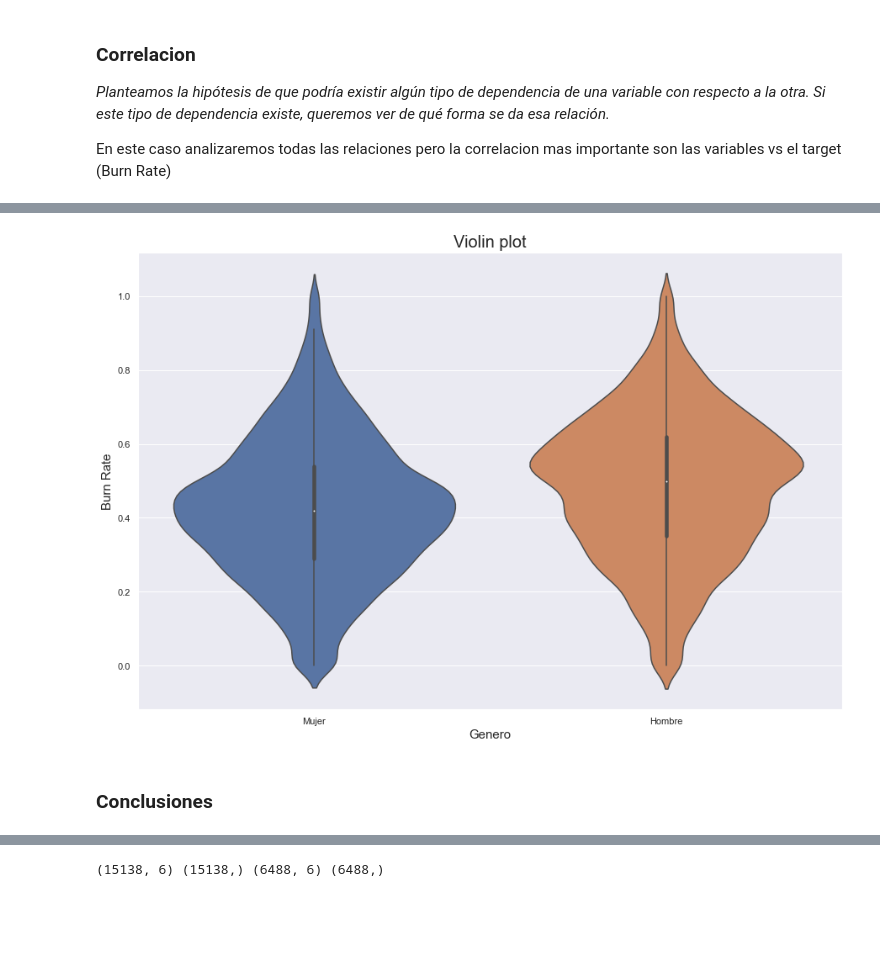
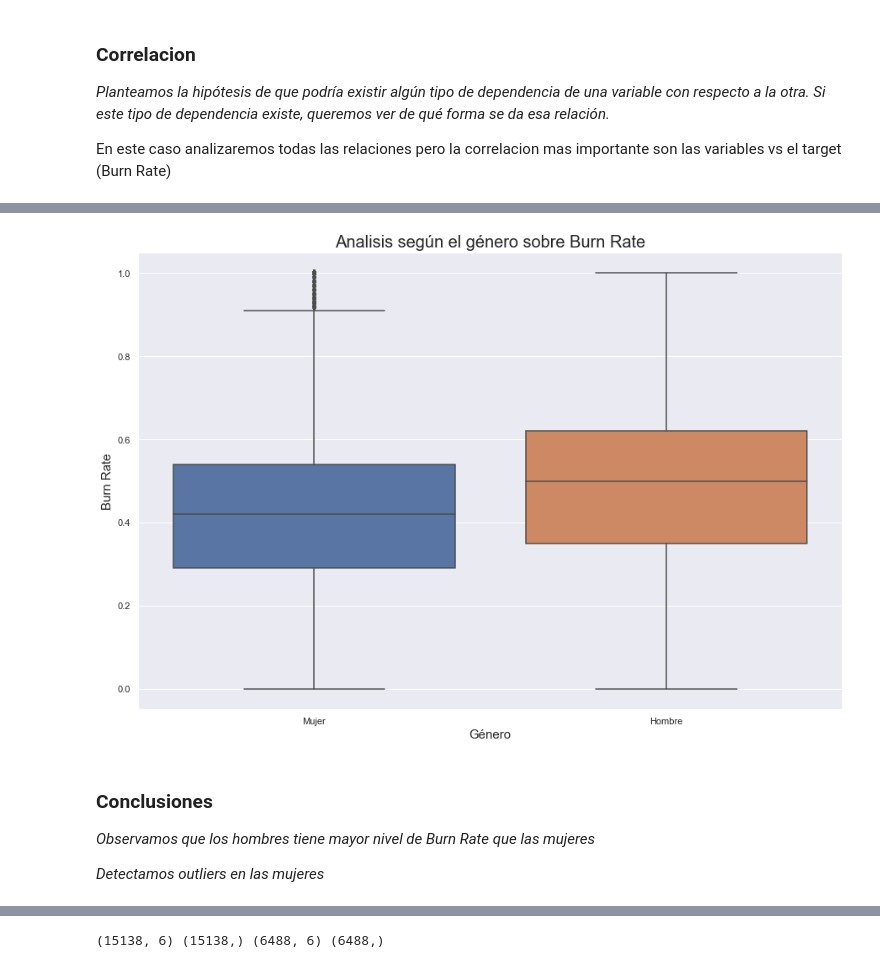
Before and after one commit to 11Feldman/BurnRate, a Jupyter notebook: ProyectoFinalFeldmanConstanzoDelgado.ipynb, the cells around one changed output, grey strips where cells are left out. Drawn from its saved outputs; the diff is of its cells as text; code cells hidden in the pictures; blank space fills up the shorter version.

```diff
--- a/ProyectoFinalFeldmanConstanzoDelgado.ipynb
+++ b/ProyectoFinalFeldmanConstanzoDelgado.ipynb
@@ -331,12 +313,17 @@ hist_tick(x=df_rellenado,col='Burn Rate')
 # %%
+# Analisis sobre la variable target y el genero.
 plt.figure(figsize=(15,10))
-fig = sns.violinplot(x = 'Gender_Male', y='Burn Rate', data=df_rellenado)
-fig.set(title='Violin plot',xlabel='Genero')
+fig = sns.boxplot(x = 'Gender_Male', y='Burn Rate', data=df_rellenado)
+fig.set(title='Analisis según el género sobre Burn Rate',xlabel='Género')
 fig.set_xticklabels(['Mujer','Hombre']);
 # %% [output]
-[figure, old version]
+[figure, new version]
-# %% [markdown]
-### Conclusiones
+# %% [markdown]
+### Conclusiones
+
+*Observamos que los hombres tiene mayor nivel de Burn Rate que las mujeres*
+
+*Detectamos outliers en las mujeres*
 # %%
 graph = sns.pairplot(
     df_rellenado[['Burn Rate','Resource Allocation','Designation','Mental Fatigue Score','WFH Setup Available_Yes']],
```
Also changed, not shown: parts of 30 cells of this notebook.
